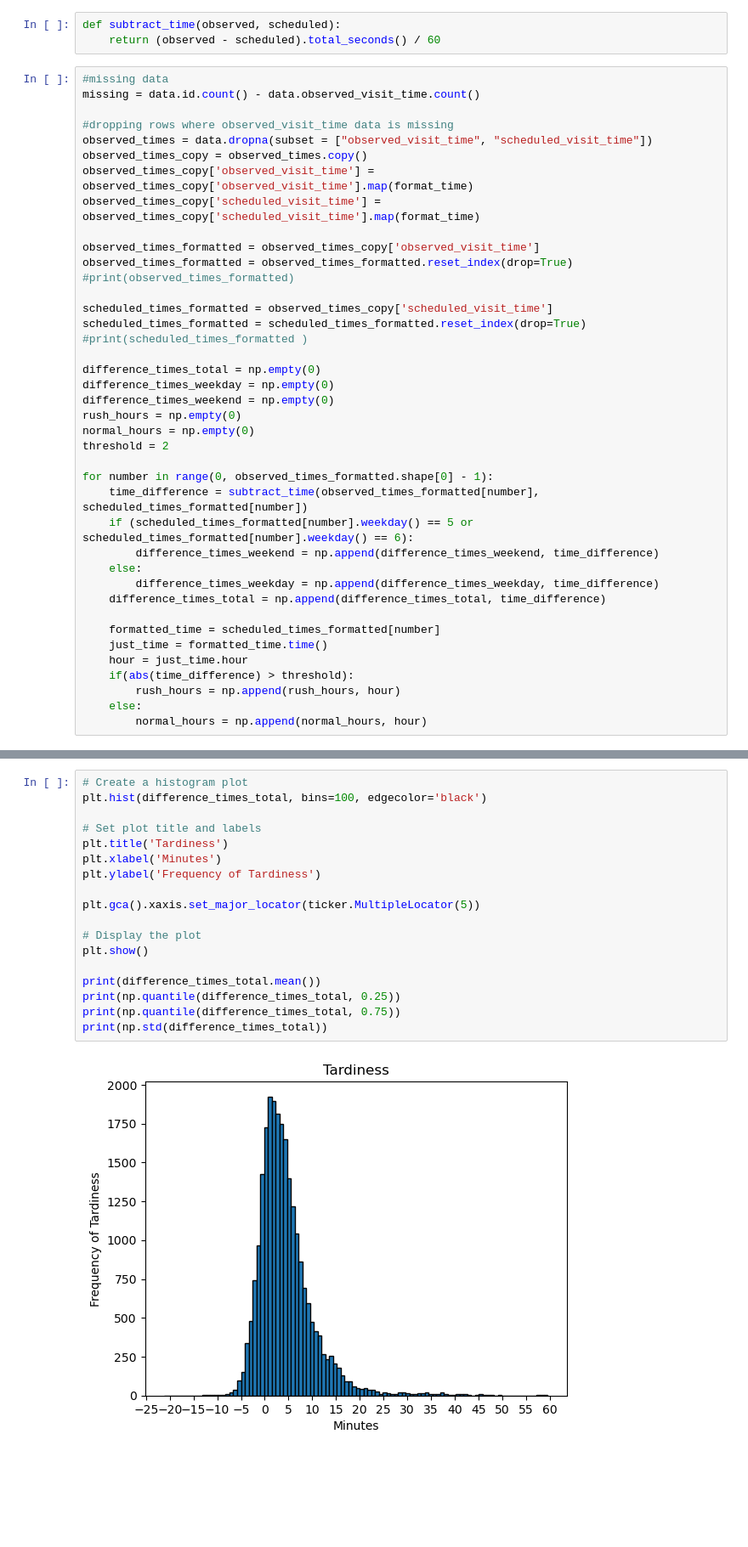
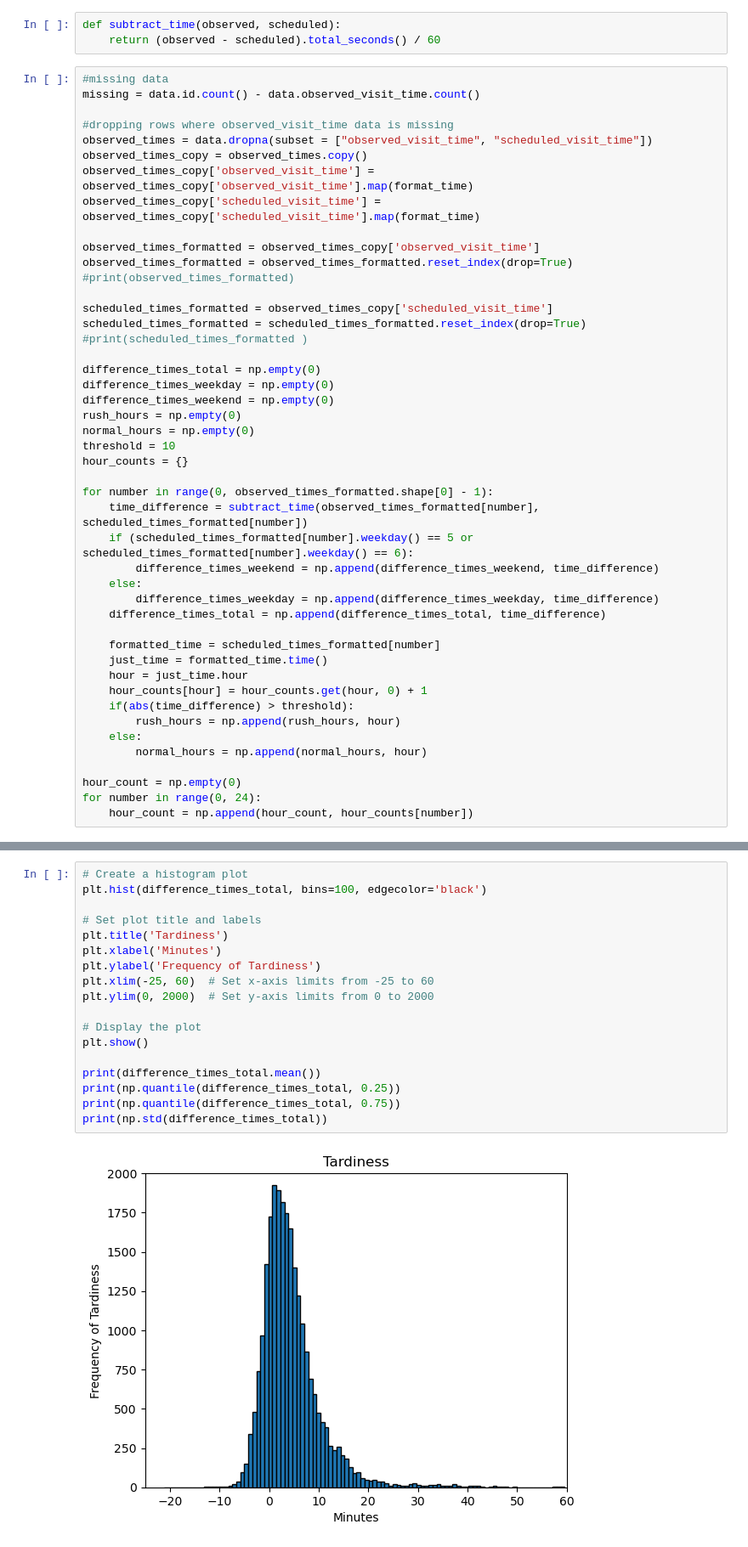
Before and after one commit to tommyli03/citylink-data-analysis, a Jupyter notebook: hello.ipynb, the cells around one changed output, grey strips where cells are left out. Shown at 85% size. Saved outputs shown, nothing was run; the diff lists cells and outputs as text; blank space fills up the shorter version.

```diff
--- a/hello.ipynb
+++ b/hello.ipynb
@@ -36,7 +36,8 @@ difference_times_weekday = np.empty(0)
 difference_times_weekend = np.empty(0)
 rush_hours = np.empty(0)
 normal_hours = np.empty(0)
-threshold = 2
+threshold = 10
+hour_counts = {}
 
 for number in range(0, observed_times_formatted.shape[0] - 1):
     time_difference = subtract_time(observed_times_formatted[number], scheduled_times_formatted[number])
@@ -49,10 +50,15 @@ for number in range(0, observed_times_formatted.shape[0] - 1):
     formatted_time = scheduled_times_formatted[number]
     just_time = formatted_time.time()
     hour = just_time.hour
+    hour_counts[hour] = hour_counts.get(hour, 0) + 1
     if(abs(time_difference) > threshold):
         rush_hours = np.append(rush_hours, hour)
     else:
         normal_hours = np.append(normal_hours, hour)
+
+hour_count = np.empty(0)
+for number in range(0, 24):
+    hour_count = np.append(hour_count, hour_counts[number])
 # %%
 # Create a histogram plot
 plt.hist(rush_hours, bins=24, edgecolor='black')
@@ -80,23 +150,23 @@ plt.show()
 # %%
 # Create a histogram plot
 plt.hist(difference_times_total, bins=100, edgecolor='black')
 
 # Set plot title and labels
 plt.title('Tardiness')
 plt.xlabel('Minutes')
 plt.ylabel('Frequency of Tardiness')
-
-plt.gca().xaxis.set_major_locator(ticker.MultipleLocator(5))
+plt.xlim(-25, 60)  # Set x-axis limits from -25 to 60
+plt.ylim(0, 2000)  # Set y-axis limits from 0 to 2000
 
 # Display the plot
 plt.show()
 
 print(difference_times_total.mean())
 print(np.quantile(difference_times_total, 0.25))
 print(np.quantile(difference_times_total, 0.75))
 print(np.std(difference_times_total))
 # %% [output]
-[figure, old version]
+[figure, new version]
 4.3801552375437725
 0.6577666666666667
 6.651983333333334
```
Also changed, not shown: parts of 8 cells of this notebook.
